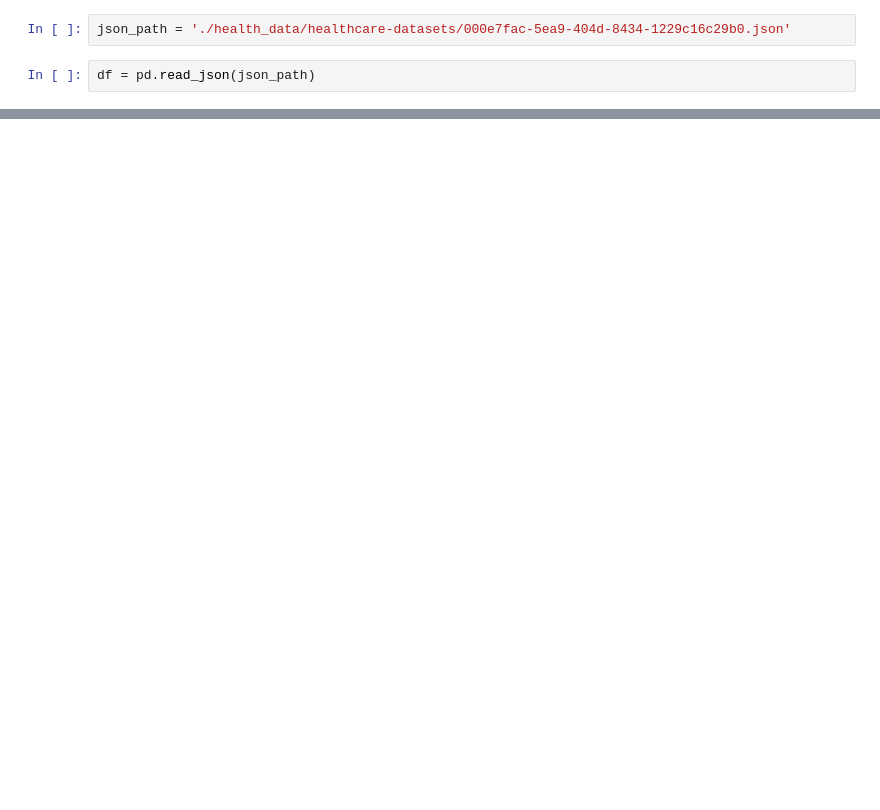
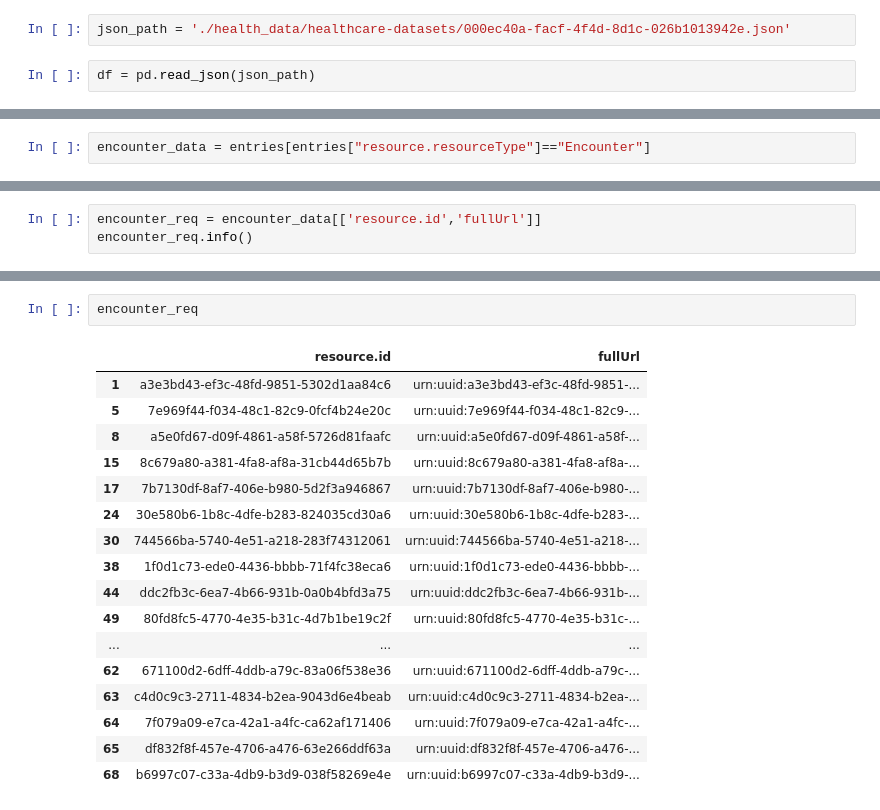
Before and after one commit to nischalmainali21/python_image_task, a Jupyter notebook: health_task/procedure.ipynb, the cells around one changed output, grey strips where cells are left out. Cells and saved outputs as stored; diff of their text form; blank space fills up the shorter version.

Commit message:
Procedure Data Complete

```diff
--- a/health_task/procedure.ipynb
+++ b/health_task/procedure.ipynb
@@ -1,6 +1,6 @@
 # %%
 import pandas as pd
 # %%
-json_path = './health_data/healthcare-datasets/000e7fac-5ea9-404d-8434-1229c16c29b0.json'
+json_path = './health_data/healthcare-datasets/000ec40a-facf-4f4d-8d1c-026b1013942e.json'
 # %%
 df = pd.read_json(json_path)
@@ -42,2 +60,4 @@ Index(['fullUrl', 'resource.id', 'resource.text.status', 'resource.text.div',
+# %%
+encounter_data = entries[entries["resource.resourceType"]=="Encounter"]
 # %%
 procedure_data = entries[entries["resource.resourceType"]=="Procedure"]
@@ -54,0 +116,3 @@ procedure_data
+# %%
+encounter_req = encounter_data[['resource.id','fullUrl']]
+encounter_req.info()
@@ -54,0 +129,20 @@ procedure_data
+# %%
+encounter_req
+# %% [output]
+|  | resource.id | fullUrl |
+| 1 | a3e3bd43-ef3c-48fd-9851-5302d1aa84c6 | urn:uuid:a3e3bd43-ef3c-48fd-9851-... |
+| 5 | 7e969f44-f034-48c1-82c9-0fcf4b24e20c | urn:uuid:7e969f44-f034-48c1-82c9-... |
+| 8 | a5e0fd67-d09f-4861-a58f-5726d81faafc | urn:uuid:a5e0fd67-d09f-4861-a58f-... |
+| 15 | 8c679a80-a381-4fa8-af8a-31cb44d65b7b | urn:uuid:8c679a80-a381-4fa8-af8a-... |
+| 17 | 7b7130df-8af7-406e-b980-5d2f3a946867 | urn:uuid:7b7130df-8af7-406e-b980-... |
+| 24 | 30e580b6-1b8c-4dfe-b283-824035cd30a6 | urn:uuid:30e580b6-1b8c-4dfe-b283-... |
+| 30 | 744566ba-5740-4e51-a218-283f74312061 | urn:uuid:744566ba-5740-4e51-a218-... |
+| 38 | 1f0d1c73-ede0-4436-bbbb-71f4fc38eca6 | urn:uuid:1f0d1c73-ede0-4436-bbbb-... |
+| 44 | ddc2fb3c-6ea7-4b66-931b-0a0b4bfd3a75 | urn:uuid:ddc2fb3c-6ea7-4b66-931b-... |
+| 49 | 80fd8fc5-4770-4e35-b31c-4d7b1be19c2f | urn:uuid:80fd8fc5-4770-4e35-b31c-... |
+| ... | ... | ... |
+| 62 | 671100d2-6dff-4ddb-a79c-83a06f538e36 | urn:uuid:671100d2-6dff-4ddb-a79c-... |
+| 63 | c4d0c9c3-2711-4834-b2ea-9043d6e4beab | urn:uuid:c4d0c9c3-2711-4834-b2ea-... |
+| 64 | 7f079a09-e7ca-42a1-a4fc-ca62af171406 | urn:uuid:7f079a09-e7ca-42a1-a4fc-... |
+| 65 | df832f8f-457e-4706-a476-63e266ddf63a | urn:uuid:df832f8f-457e-4706-a476-... |
+| 68 | b6997c07-c33a-4db9-b3d9-038f58269e4e | urn:uuid:b6997c07-c33a-4db9-b3d9-... |
```
Also changed, not shown: parts of 26 cells of this notebook, 1 other file.
